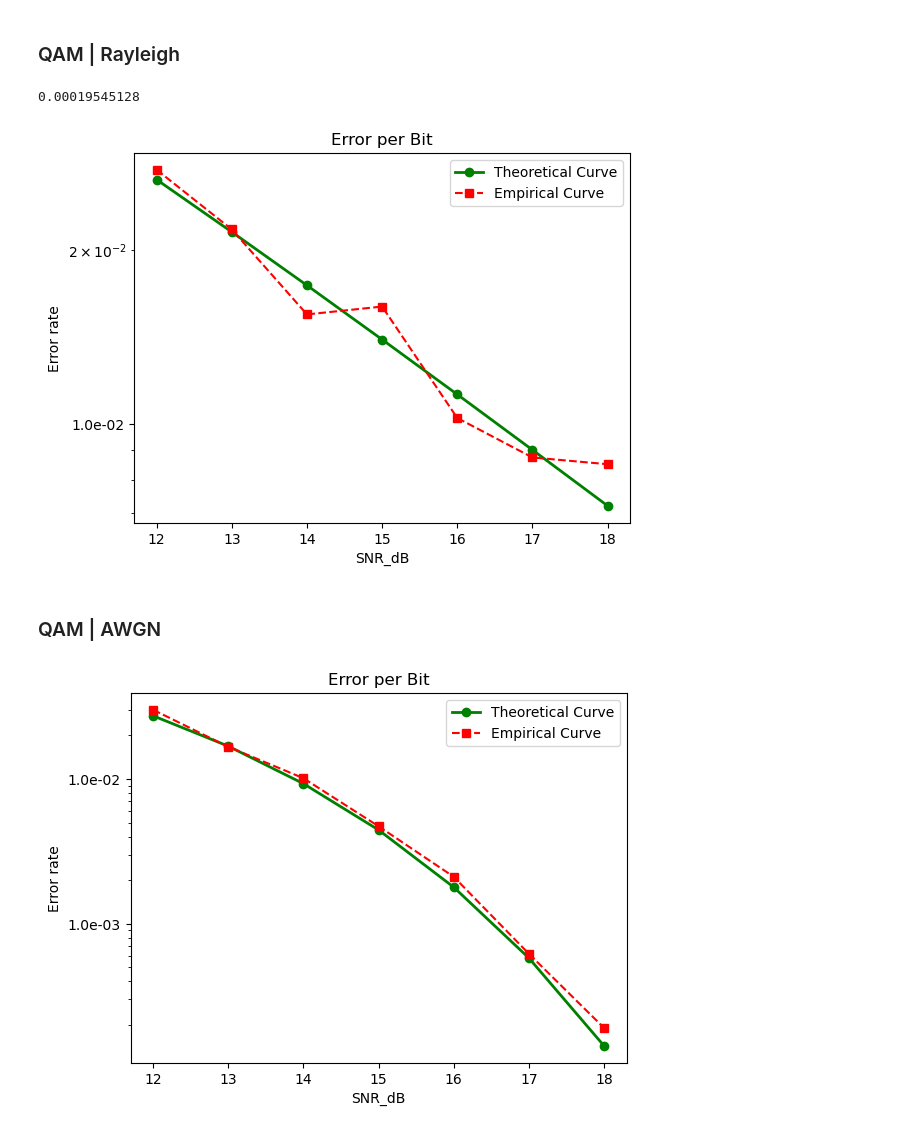
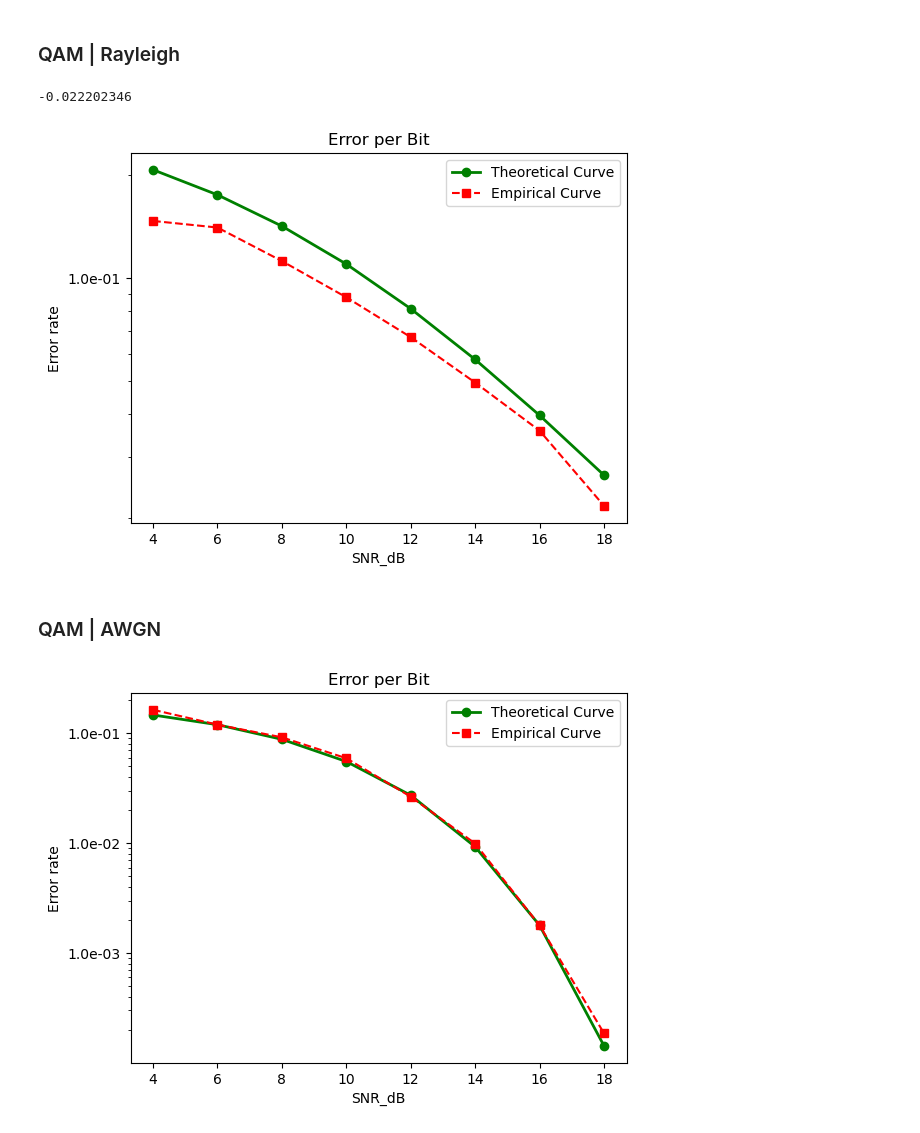
Before and after one commit to RKetson/Communication, a Jupyter notebook: AnáliseDeepLearning.ipynb, the cells around one changed output. Saved outputs shown, nothing was run; the diff lists cells and outputs as text; code cells hidden in the pictures.

```diff
--- a/AnáliseDeepLearning.ipynb
+++ b/AnáliseDeepLearning.ipynb
@@ -420,46 +417,46 @@ plot_confusion_matrix(modelQ, X_test, y_test, M, nn=True)
 Mod = 'QAM'
 channel_type = 'rayleigh'
 M = 16
-init_scale = 12
-interval = 7
+init_scale = 4
+interval = 15
 # %%
-Teo_SNRs = [theoretical_error(Mod, M, init_scale + i, channel_type) for i in range(interval)]
+Teo_SNRs = [theoretical_error(Mod, M, init_scale + i, channel_type) for i in range(0, interval, 2)]
 # %%
-amostras = [conjunto(Mod, int(100 / (Teo_SNRs[i] * np.log2(M))), M, channel_type, Es, code_rate, init_scale + i, False, scaler.transform) for i in range(interval)]
+amostras = [conjunto(Mod, int(500 / (Teo_SNRs[int(i / 2)] * np.log2(M))), M, channel_type, Es, code_rate, init_scale + i, False, scaler.transform) for i in range(0, interval, 2)]
 # %%
 error_rate = ([ser(modelQ, tf.convert_to_tensor(amostras[i][0]),
                               tf.reshape(tf.convert_to_tensor(amostras[i][1]), [-1, 1]), nn=True)
-              for i in range(interval)]) / (tf.math.log(float(M))/tf.math.log(2.))
+              for i in range(len(amostras))]) / (tf.math.log(float(M))/tf.math.log(2.))
 # %%
 np.mean(error_rate - Teo_SNRs)
 # %% [output]
-0.00019545128
+-0.022202346
 # %%
 import matplotlib.ticker as tick
 
 y1 = Teo_SNRs
-x = range(init_scale, init_scale + interval)
+x = range(init_scale, init_scale + interval, 2)
 y2 = error_rate
 
 fig, ax = plt.subplots(1,1)
 
 ax.plot(x, y1, 'go-', label='Theoretical Curve', linewidth=2)
 ax.plot(x, y2, 'rs--', label='Empirical Curve')
 ax.set_title('Error per Bit')
 ax.set_xlabel('SNR_dB')
 ax.set_ylabel('Error rate')
 
 def y_fmt(x, y):
     return '{:2.1e}'.format(x)
 
 ax.set_yscale("log")
 ax.yaxis.set_major_formatter(tick.FuncFormatter(y_fmt))
 #plt.plot(x2, y2, 'rs--',  label='line 2')
 
 plt.legend()
 plt.show()
 # %% [output]
-[figure, old version]
+[figure, new version]
 # %% [markdown]
 ### QAM | AWGN
 # %%
@@ -480,7 +474,7 @@ error_rate = ([ser(modelQ, tf.convert_to_tensor(amostras[i][0]),
 import matplotlib.ticker as tick
 
 y1 = Teo_SNRs
-x = range(init_scale, init_scale + interval)
+x = range(init_scale, init_scale + interval, 2)
 y2 = error_rate
 
 fig, ax = plt.subplots(1,1)
@@ -501,4 +495,4 @@ ax.yaxis.set_major_formatter(tick.FuncFormatter(y_fmt))
 plt.legend()
 plt.show()
 # %% [output]
-[figure, old version]
+[figure, new version]
```
Also changed, not shown: parts of 25 cells of this notebook, 2 other files.
